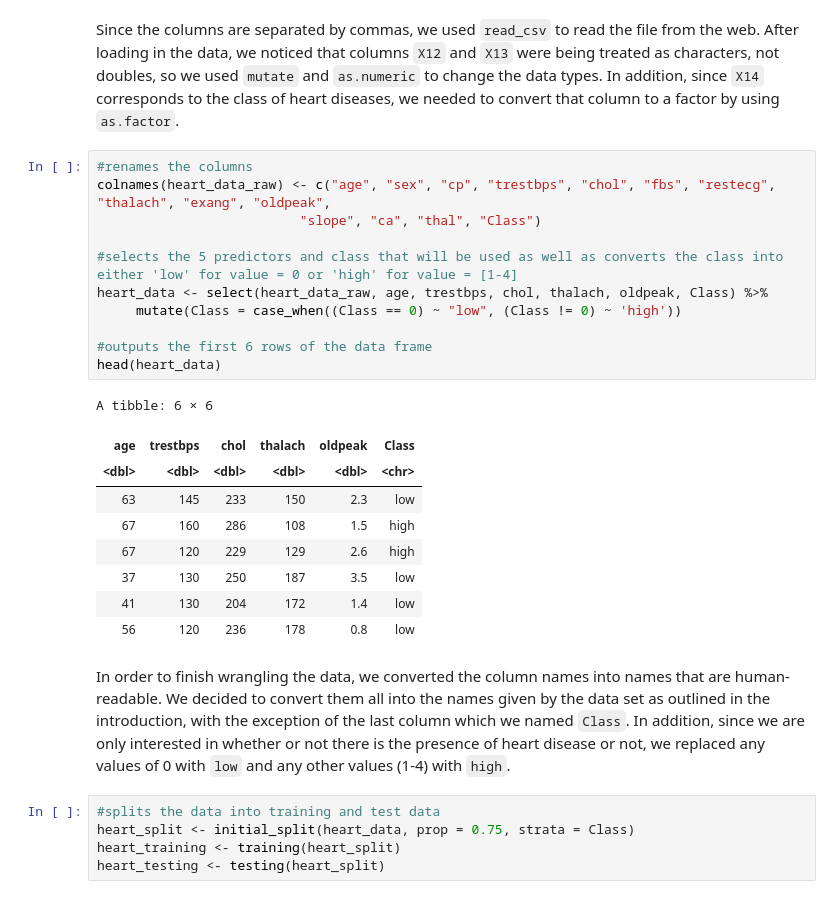
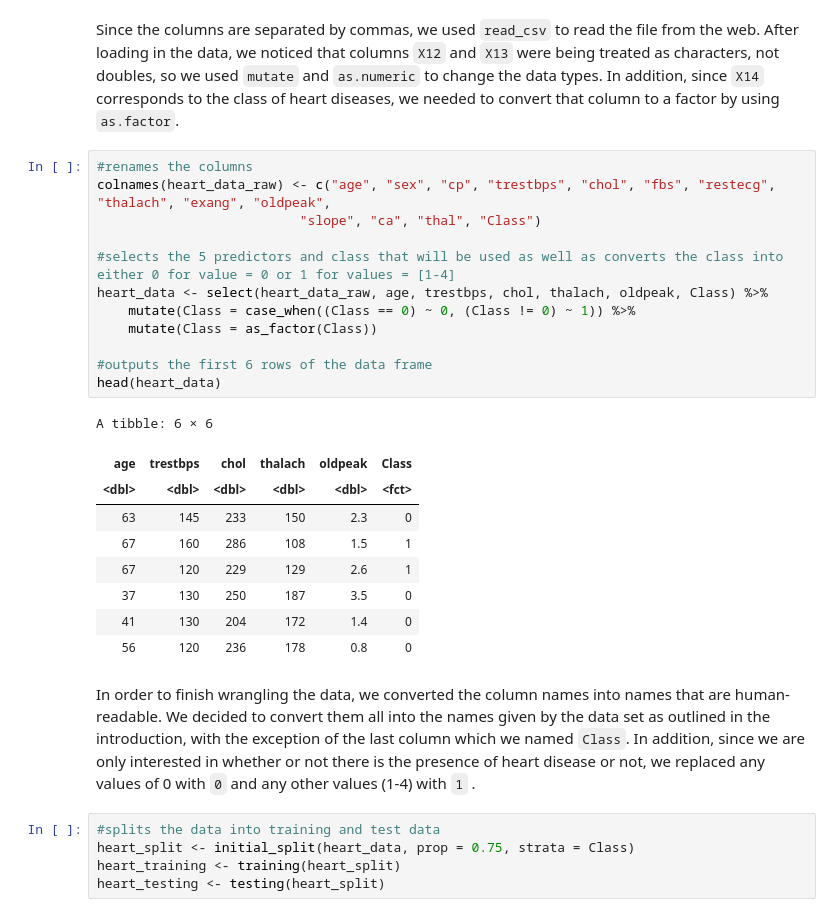
Before and after one commit to jamiema1/Predicting-Heart-Disease-with-KNN-Algorithm, a Jupyter notebook: final_report.ipynb, the cells around one changed output. Saved outputs shown, nothing was run; the diff lists cells and outputs as text.

```diff
--- a/final_report.ipynb
+++ b/final_report.ipynb
@@ -98,26 +98,27 @@ Since the columns are separated by commas, we used `read_csv` to read the file f
 # %%
 #renames the columns
 colnames(heart_data_raw) <- c("age", "sex", "cp", "trestbps", "chol", "fbs", "restecg", "thalach", "exang", "oldpeak",
                           "slope", "ca", "thal", "Class")
 
-#selects the 5 predictors and class that will be used as well as converts the class into either 'low' for value = 0 or 'high' for value = [1-4]
+#selects the 5 predictors and class that will be used as well as converts the class into either 0 for value = 0 or 1 for values = [1-4]
 heart_data <- select(heart_data_raw, age, trestbps, chol, thalach, oldpeak, Class) %>%
-     mutate(Class = case_when((Class == 0) ~ "low", (Class != 0) ~ 'high'))
+    mutate(Class = case_when((Class == 0) ~ 0, (Class != 0) ~ 1)) %>%
+    mutate(Class = as_factor(Class))
 
 #outputs the first 6 rows of the data frame
 head(heart_data)
 # %% [output]
 A tibble: 6 × 6
 | age | trestbps | chol | thalach | oldpeak | Class |
-| <dbl> | <dbl> | <dbl> | <dbl> | <dbl> | <chr> |
-| 63 | 145 | 233 | 150 | 2.3 | low |
-| 67 | 160 | 286 | 108 | 1.5 | high |
-| 67 | 120 | 229 | 129 | 2.6 | high |
-| 37 | 130 | 250 | 187 | 3.5 | low |
-| 41 | 130 | 204 | 172 | 1.4 | low |
-| 56 | 120 | 236 | 178 | 0.8 | low |
+| <dbl> | <dbl> | <dbl> | <dbl> | <dbl> | <fct> |
+| 63 | 145 | 233 | 150 | 2.3 | 0 |
+| 67 | 160 | 286 | 108 | 1.5 | 1 |
+| 67 | 120 | 229 | 129 | 2.6 | 1 |
+| 37 | 130 | 250 | 187 | 3.5 | 0 |
+| 41 | 130 | 204 | 172 | 1.4 | 0 |
+| 56 | 120 | 236 | 178 | 0.8 | 0 |
 # %% [markdown]
-In order to finish wrangling the data, we converted the column names into names that are human-readable. We decided to convert them all into the names given by the data set as outlined in the introduction, with the exception of the last column which we named `Class`. In addition, since we are only interested in whether or not there is the presence of heart disease or not, we replaced any values of 0 with `low` and any other values (1-4) with `high`.
+In order to finish wrangling the data, we converted the column names into names that are human-readable. We decided to convert them all into the names given by the data set as outlined in the introduction, with the exception of the last column which we named `Class`. In addition, since we are only interested in whether or not there is the presence of heart disease or not, we replaced any values of 0 with `0` and any other values (1-4) with `1` .
 # %%
 #splits the data into training and test data
 heart_split <- initial_split(heart_data, prop = 0.75, strata = Class)
```
Also changed, not shown: parts of 12 cells of this notebook.
